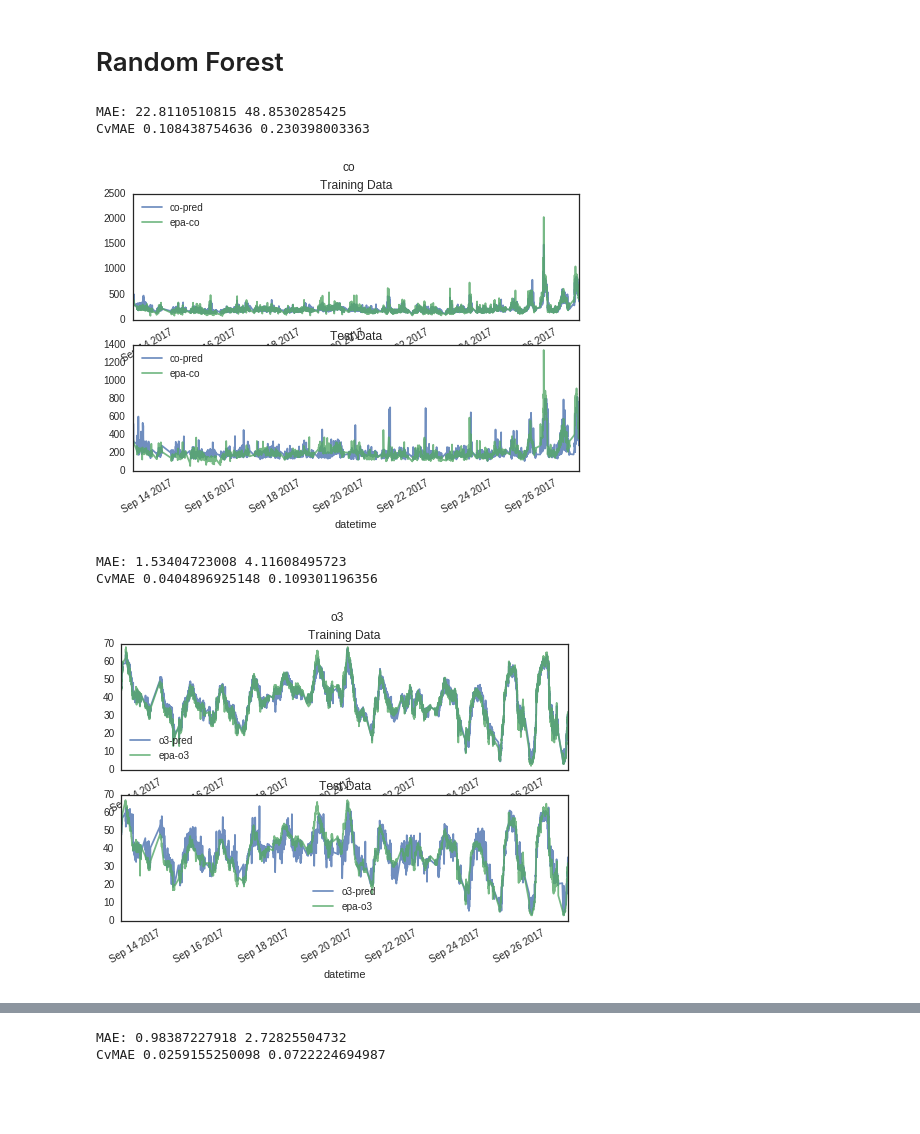
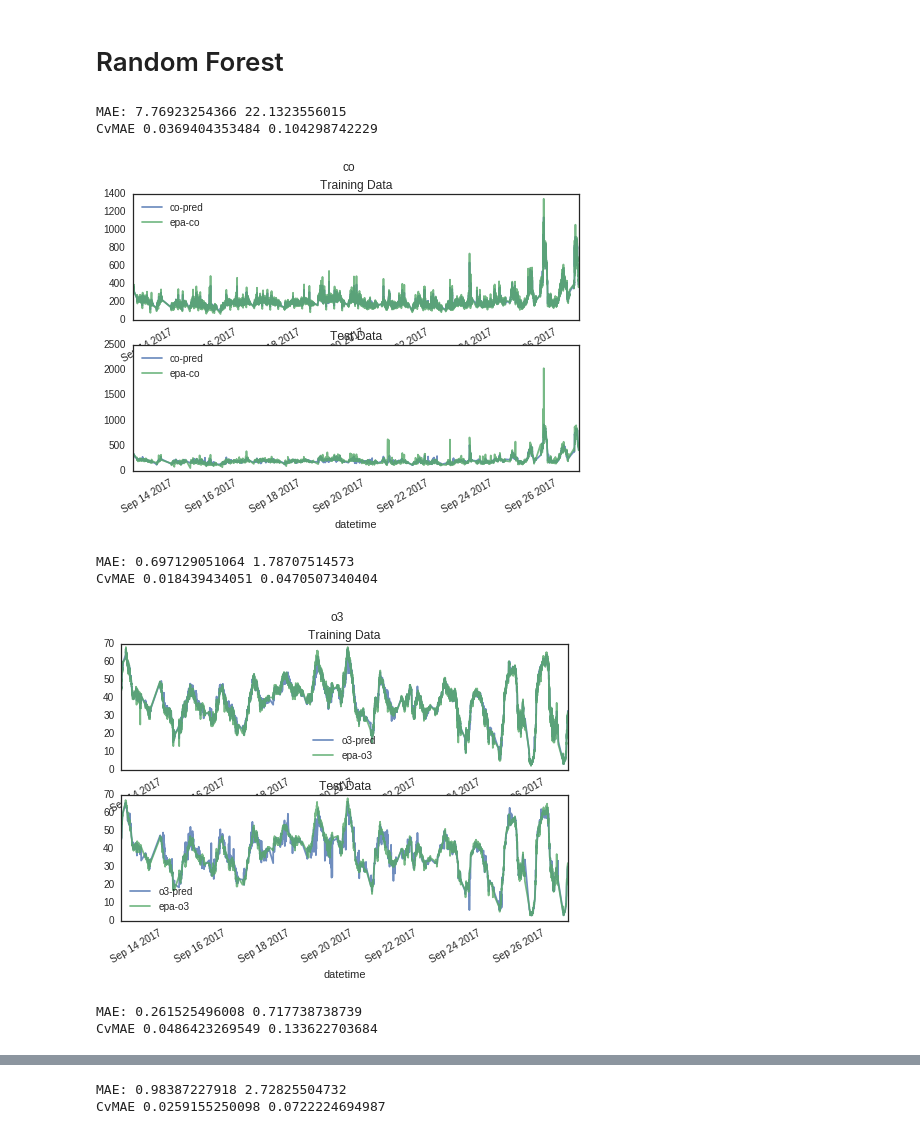
Before and after one commit to sharadmv/metasense, a Jupyter notebook: sd/experiments/San Diego Calibration.ipynb, the cells around one changed output, grey strips where cells are left out. Drawn from its saved outputs; the diff is of its cells as text; code cells hidden in the pictures; blank space fills up the shorter version.

```diff
--- a/sd/experiments/San Diego Calibration.ipynb
+++ b/sd/experiments/San Diego Calibration.ipynb
@@ -24,7 +24,7 @@ def train_classifier(cf, features, target):
     return cf, (mean_absolute_error(Y, cf.predict(X)), mean_absolute_error(Y_, Y_pred))
 def plot_columns(cf, features, gas):
     cf, results = train_classifier(cf, features, "epa-%s" % gas)
-    fig, ax = plt.subplots(2)
+    fig, ax = plt.subplots(2, figsize=(6, 4))
     plt.suptitle(gas)
     ax[0].set_title('Training Data')
     X_train['%s-pred' % gas] = cf.predict(X_train[features])
@@ -121,12 +125,15 @@ CvMAE 0.150449434631 0.157787421727
 # Random Forest
 # %%
 X_train, X_test = load_board('elcajon13', sd=True)
-plot_columns(RandomForestRegressor(200), ['co'], 'co')
-plot_columns(RandomForestRegressor(200), ['o3', 'temperature'], 'o3')
+plot_columns(RandomForestRegressor(200), ['co', 'temperature', 'humidity'], 'co')
+plot_columns(RandomForestRegressor(200), ['o3', 'temperature', 'humidity'], 'o3')
+plot_columns(RandomForestRegressor(200), ['o3', 'temperature', 'no2', 'humidity'], 'no2')
 # %% [output]
-MAE: 22.8110510815 48.8530285425
-CvMAE 0.108438754636 0.230398003363
+MAE: 7.76923254366 22.1323556015
+CvMAE 0.0369404353484 0.104298742229
-[figure, old version]
+[figure, new version]
-MAE: 1.53404723008 4.11608495723
-CvMAE 0.0404896925148 0.109301196356
+MAE: 0.697129051064 1.78707514573
+CvMAE 0.018439434051 0.0470507340404
-[figure, old version]
+[figure, new version]
+MAE: 0.261525496008 0.717738738739
+CvMAE 0.0486423269549 0.133622703684
```
Also changed, not shown: parts of 10 cells of this notebook.
